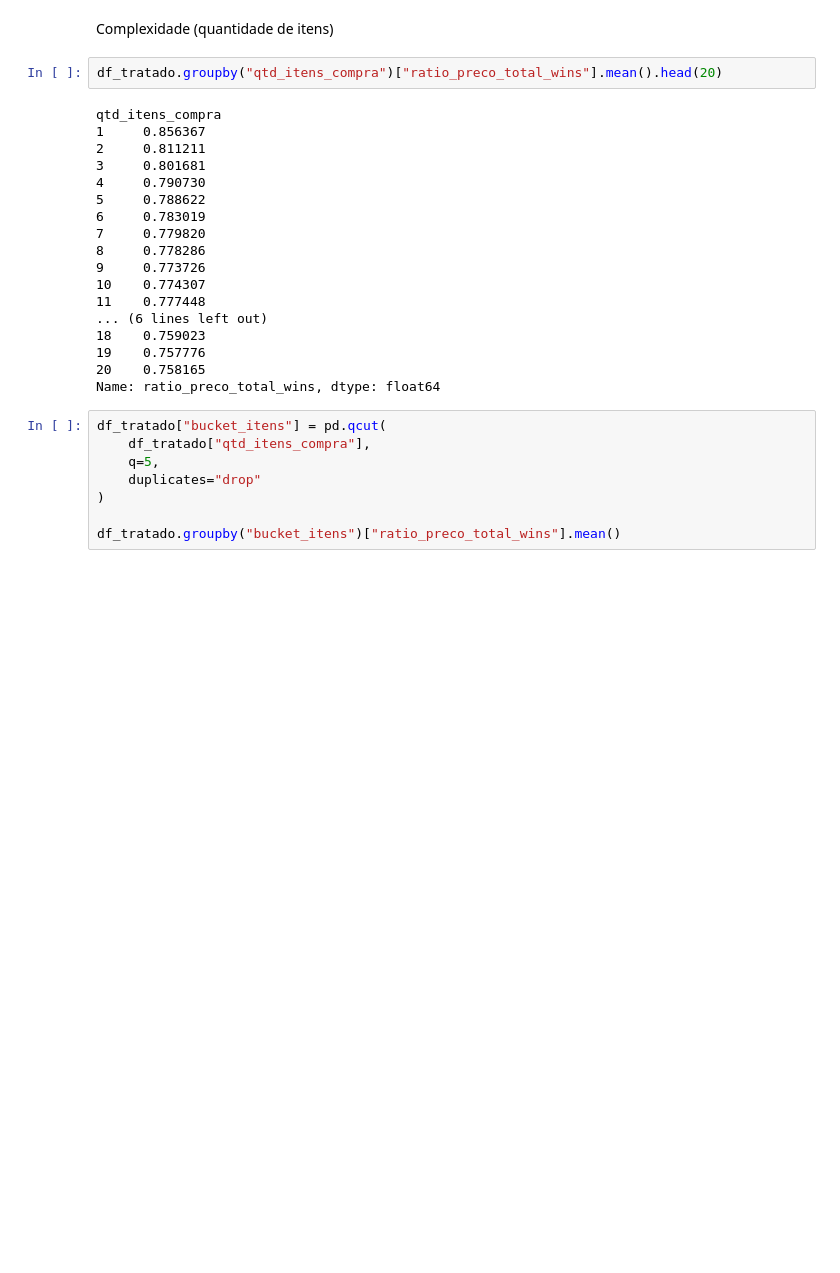
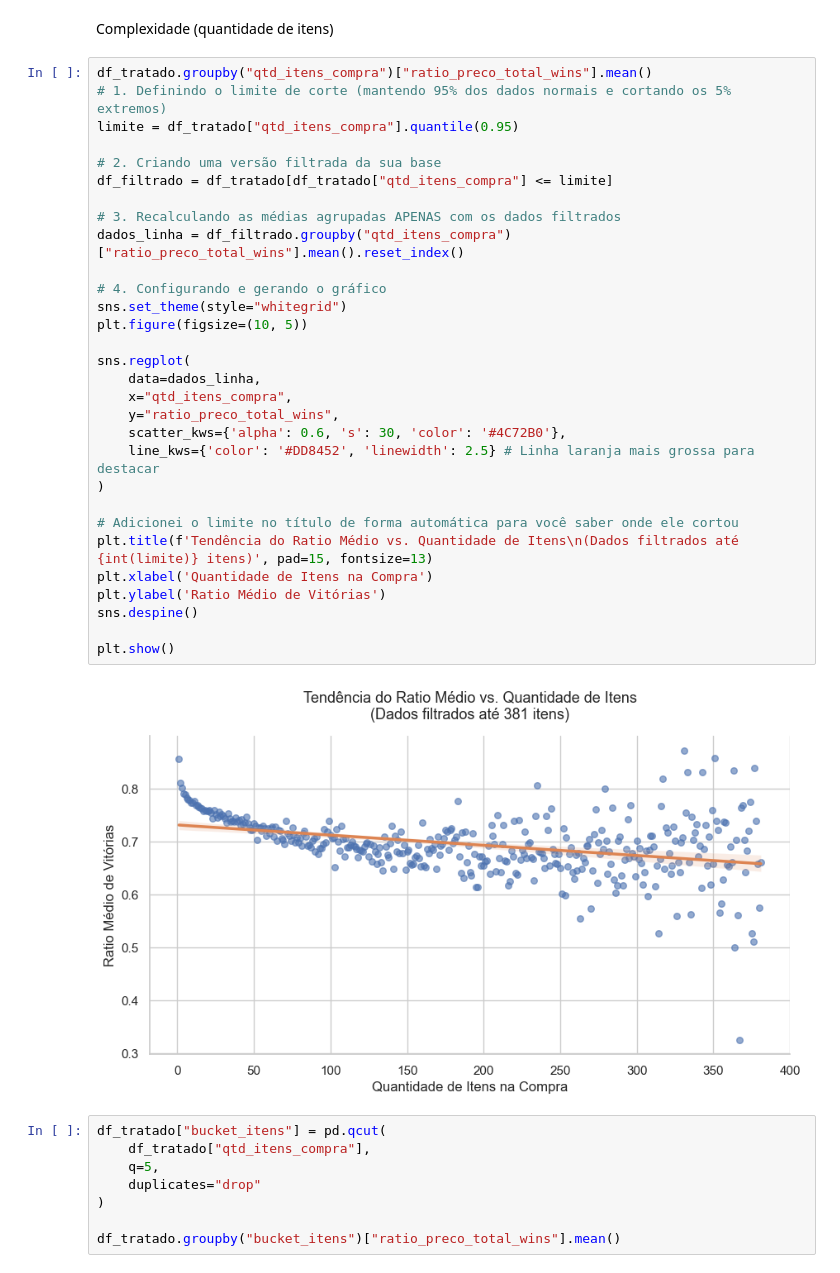
Before and after one commit to Gbiel247/eda-compras-publicas-14133, a Jupyter notebook: licitacoes.ipynb, the cells around one changed output. Saved outputs shown, nothing was run; the diff lists cells and outputs as text; blank space fills up the shorter version.

```diff
--- a/licitacoes.ipynb
+++ b/licitacoes.ipynb
@@ -1008,25 +1089,37 @@ Name: ratio_preco_total_wins, dtype: float64
 # %% [markdown]
 Complexidade (quantidade de itens)
 # %%
-df_tratado.groupby("qtd_itens_compra")["ratio_preco_total_wins"].mean().head(20)
+df_tratado.groupby("qtd_itens_compra")["ratio_preco_total_wins"].mean()
+# 1. Definindo o limite de corte (mantendo 95% dos dados normais e cortando os 5% extremos)
+limite = df_tratado["qtd_itens_compra"].quantile(0.95)
+
+# 2. Criando uma versão filtrada da sua base
+df_filtrado = df_tratado[df_tratado["qtd_itens_compra"] <= limite]
+
+# 3. Recalculando as médias agrupadas APENAS com os dados filtrados
+dados_linha = df_filtrado.groupby("qtd_itens_compra")["ratio_preco_total_wins"].mean().reset_index()
+
+# 4. Configurando e gerando o gráfico
+sns.set_theme(style="whitegrid")
+plt.figure(figsize=(10, 5))
+
+sns.regplot(
+    data=dados_linha,
+    x="qtd_itens_compra",
+    y="ratio_preco_total_wins",
+    scatter_kws={'alpha': 0.6, 's': 30, 'color': '#4C72B0'},
+    line_kws={'color': '#DD8452', 'linewidth': 2.5} # Linha laranja mais grossa para destacar
+)
+
+# Adicionei o limite no título de forma automática para você saber onde ele cortou
+plt.title(f'Tendência do Ratio Médio vs. Quantidade de Itens\n(Dados filtrados até {int(limite)} itens)', pad=15, fontsize=13)
+plt.xlabel('Quantidade de Itens na Compra')
+plt.ylabel('Ratio Médio de Vitórias')
+sns.despine()
+
+plt.show()
 # %% [output]
-qtd_itens_compra
-1     0.856367
-2     0.811211
-3     0.801681
-4     0.790730
-5     0.788622
-6     0.783019
-7     0.779820
-8     0.778286
-9     0.773726
-10    0.774307
-11    0.777448
-... (6 lines left out)
-18    0.759023
-19    0.757776
-20    0.758165
-Name: ratio_preco_total_wins, dtype: float64
+[figure, added]
 # %%
 df_tratado["bucket_itens"] = pd.qcut(
     df_tratado["qtd_itens_compra"],
```
Also changed, not shown: parts of 8 cells of this notebook.
